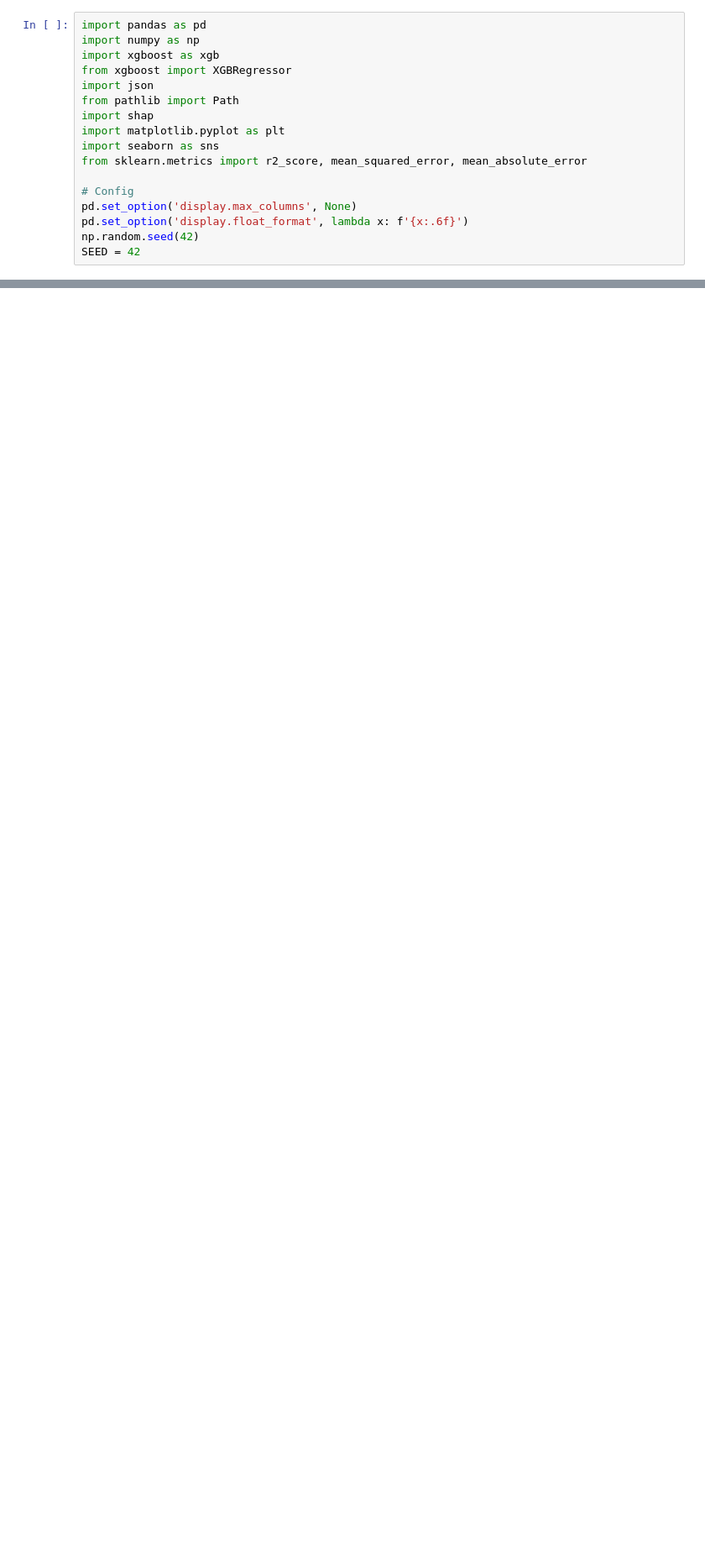
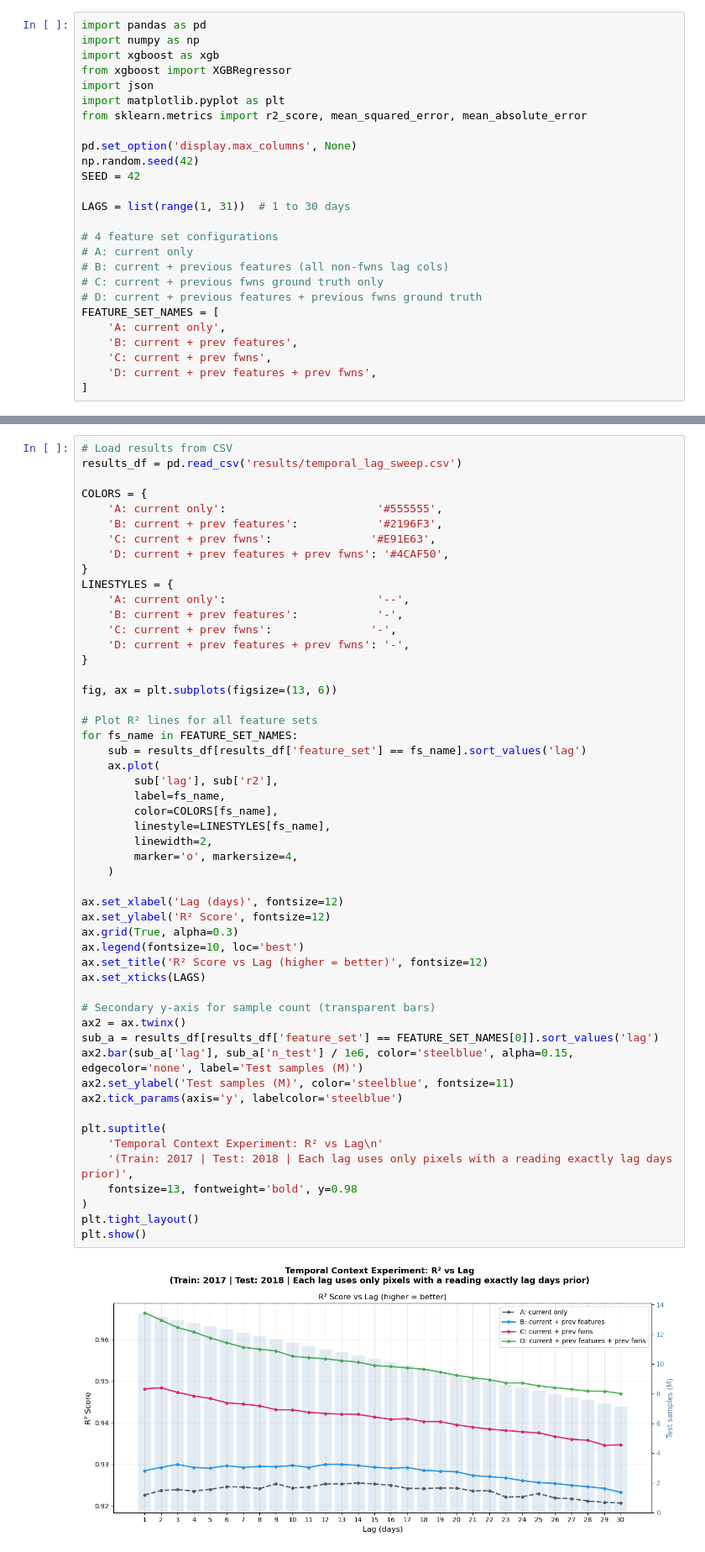
Before and after one commit to marcvem2AED/TFM_MCD_MarcVelascoMateu, a Jupyter notebook: 4-Temporal_and_spatial_context.ipynb, the cells around one changed output, grey strips where cells are left out. Shown at 84% size. Cells and saved outputs as stored; diff of their text form; blank space fills up the shorter version.

Commit message:
Temporal context experiment

```diff
--- a/4-Temporal_and_spatial_context.ipynb
+++ b/4-Temporal_and_spatial_context.ipynb
@@ -4,14 +17,23 @@ import numpy as np
 import xgboost as xgb
 from xgboost import XGBRegressor
 import json
-from pathlib import Path
-import shap
 import matplotlib.pyplot as plt
-import seaborn as sns
 from sklearn.metrics import r2_score, mean_squared_error, mean_absolute_error
 
-# Config
 pd.set_option('display.max_columns', None)
-pd.set_option('display.float_format', lambda x: f'{x:.6f}')
 np.random.seed(42)
 SEED = 42
+
+LAGS = list(range(1, 31))  # 1 to 30 days
+
+# 4 feature set configurations
+# A: current only
+# B: current + previous features (all non-fwns lag cols)
+# C: current + previous fwns ground truth only
+# D: current + previous features + previous fwns ground truth
+FEATURE_SET_NAMES = [
+    'A: current only',
+    'B: current + prev features',
+    'C: current + prev fwns',
+    'D: current + prev features + prev fwns',
+]
@@ -442,0 +346,54 @@ Saving models and results...
+# %%
+# Load results from CSV
+results_df = pd.read_csv('results/temporal_lag_sweep.csv')
+
+COLORS = {
+    'A: current only':                       '#555555',
+    'B: current + prev features':            '#2196F3',
+    'C: current + prev fwns':               '#E91E63',
+    'D: current + prev features + prev fwns': '#4CAF50',
+}
+LINESTYLES = {
+    'A: current only':                       '--',
+    'B: current + prev features':            '-',
+    'C: current + prev fwns':               '-',
+    'D: current + prev features + prev fwns': '-',
+}
+
+fig, ax = plt.subplots(figsize=(13, 6))
+
+# Plot R² lines for all feature sets
+for fs_name in FEATURE_SET_NAMES:
+    sub = results_df[results_df['feature_set'] == fs_name].sort_values('lag')
+    ax.plot(
+        sub['lag'], sub['r2'],
+        label=fs_name,
+        color=COLORS[fs_name],
+        linestyle=LINESTYLES[fs_name],
+        linewidth=2,
+        marker='o', markersize=4,
+    )
+
+ax.set_xlabel('Lag (days)', fontsize=12)
+ax.set_ylabel('R² Score', fontsize=12)
+ax.grid(True, alpha=0.3)
+ax.legend(fontsize=10, loc='best')
+ax.set_title('R² Score vs Lag (higher = better)', fontsize=12)
+ax.set_xticks(LAGS)
+
+# Secondary y-axis for sample count (transparent bars)
+ax2 = ax.twinx()
+sub_a = results_df[results_df['feature_set'] == FEATURE_SET_NAMES[0]].sort_values('lag')
+ax2.bar(sub_a['lag'], sub_a['n_test'] / 1e6, color='steelblue', alpha=0.15, edgecolor='none', label='Test samples (M)')
+ax2.set_ylabel('Test samples (M)', color='steelblue', fontsize=11)
+ax2.tick_params(axis='y', labelcolor='steelblue')
+
+plt.suptitle(
+    'Temporal Context Experiment: R² vs Lag\n'
+    '(Train: 2017 | Test: 2018 | Each lag uses only pixels with a reading exactly lag days prior)',
+    fontsize=13, fontweight='bold', y=0.98
+)
+plt.tight_layout()
+plt.show()
+# %% [output]
+[figure, added]
```
Also changed, not shown: parts of 28 cells of this notebook, 2 other files.
